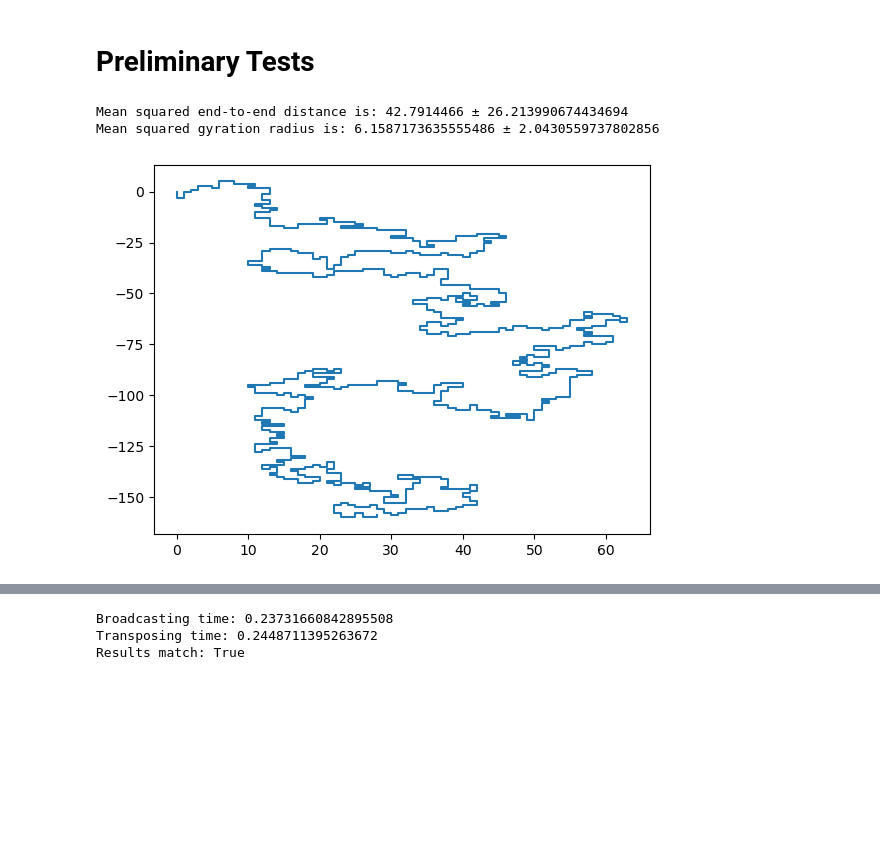
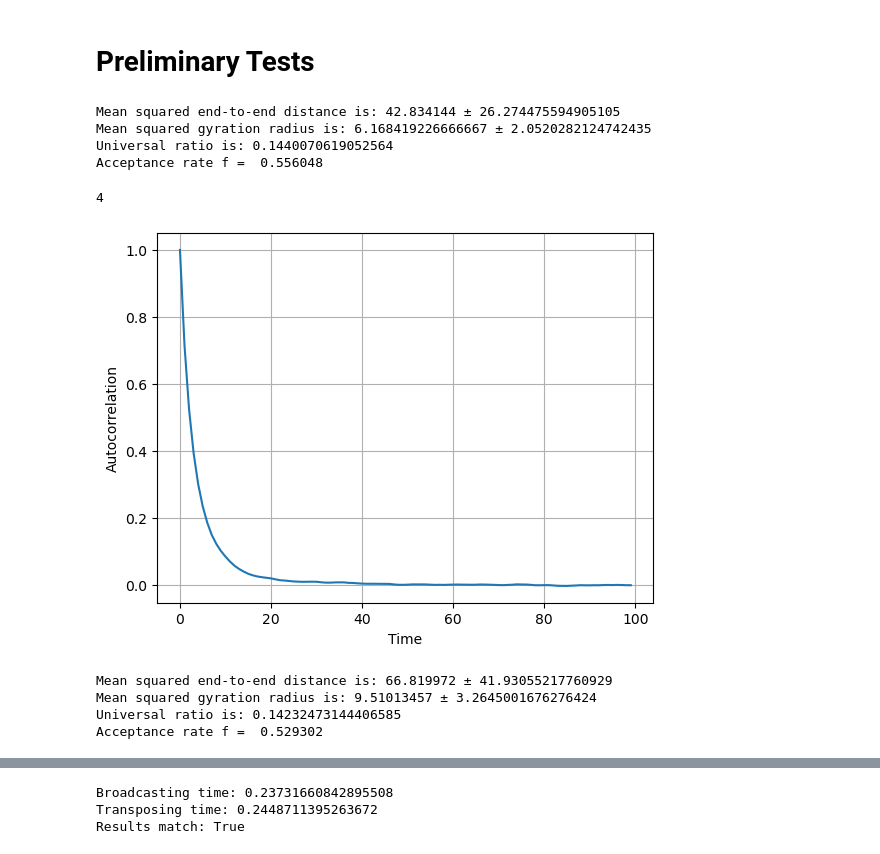
Before and after one commit to mandus24/ComputationalPhysics, a Jupyter notebook: polymer/polymer.ipynb, the cells around one changed output, grey strips where cells are left out. Saved outputs shown, nothing was run; the diff lists cells and outputs as text; code cells hidden in the pictures; blank space fills up the shorter version.

```diff
--- a/polymer/polymer.ipynb
+++ b/polymer/polymer.ipynb
@@ -161,13 +165,35 @@ def squared_gyration(coord):
     return 1/N * result
 # %%
 def pivot_run(coord,iterations):
+    global accepted
+    accepted = 0
     ω_squared = []
     S_squared = []
     for i in tqdm(range(iterations)):
         coord = pivot_step(coord)
         ω_squared.append(squared_end_to_end(coord))
         S_squared.append(squared_gyration(coord))
-
-    return ω_squared, S_squared
+    return ω_squared, S_squared, accepted/iterations
+# %%
+def autocorrelation(timeseries, mean=None):
+    timeseries = np.array(timeseries)
+    if mean is None:
+        mean = timeseries.mean()
+    fluctuations = timeseries-mean
+
+    C = np.fft.ifft(np.fft.fft(fluctuations) * np.fft.ifft(fluctuations)).real
+    return C/C[0]
+
+def integrated_autocorrelation_time(timeseries, mean=None, until=None):
+    steps = len(timeseries)
+    if until is None:
+        until = steps // 2
+    Gamma = autocorrelation(timeseries, mean=mean)[:until]
+    try:
+        first_zero = np.where(Gamma <= 0)[0][0]
+        return 0.5 + Gamma[1:first_zero].sum()
+    except:
+        # Gamma never hits 0.  So the autocorrelation spans ~ the whole ensemble.
+        return steps # at least!
 # %%
 test = initial_SAW(30)
@@ -185,21 +214,52 @@ g =  1
 # %% [markdown]
 # Preliminary Tests
 # %%
-iterations = 10**7
+iterations = 10**6
 N=15
 coord = initial_SAW(N)
-ω_squared, S_squared = pivot_run(coord,iterations)
+accepted = 0
+ω_squared, S_squared,f = pivot_run(coord,iterations)
 mean_ω_squared = np.mean((ω_squared))
 mean_S_squared = np.mean((S_squared))
 std_ω_squared = np.std((ω_squared))
 std_S_squared = np.std((S_squared))
+ur = mean_S_squared/mean_ω_squared
 print(f"Mean squared end-to-end distance is: {mean_ω_squared} ± {std_ω_squared}")
 print(f"Mean squared gyration radius is: {mean_S_squared} ± {std_S_squared}")
+print(f"Universal ratio is: {ur}")
+print(f"Acceptance rate f = ",f)
 # %% [output]
-Mean squared end-to-end distance is: 42.7914466 ± 26.213990674434694
-Mean squared gyration radius is: 6.1587173635555486 ± 2.0430559737802856
+Mean squared end-to-end distance is: 42.834144 ± 26.274475594905105
+Mean squared gyration radius is: 6.168419226666667 ± 2.0520282124742435
+Universal ratio is: 0.1440070619052564
+Acceptance rate f =  0.556048
-# %%
-plt.plot(test[0,:],test[1,:])
-plt.show()
-# %% [output]
-[figure, removed]
+# %%
+autocor = autocorrelation(ω_squared)
+plt.plot(autocor[0:100])
+plt.grid()
+plt.xlabel("Time")
+plt.ylabel("Autocorrelation")
+τ_int = integrated_autocorrelation_time(ω_squared)
+print((int(np.ceil(τ_int))))
+# %% [output]
+4
+[figure, added]
+# %%
+iterations = 10**6
+N=20
+coord = initial_SAW(N)
+ω_squared20, S_squared20,f20 = pivot_run(coord,iterations)
+mean_ω_squared20 = np.mean((ω_squared20))
+mean_S_squared20 = np.mean((S_squared20))
+std_ω_squared20 = np.std((ω_squared20))
+std_S_squared20 = np.std((S_squared20))
+ur20 = mean_S_squared20/mean_ω_squared20
+print(f"Mean squared end-to-end distance is: {mean_ω_squared20} ± {std_ω_squared20}")
+print(f"Mean squared gyration radius is: {mean_S_squared20} ± {std_S_squared20}")
+print(f"Universal ratio is: {ur20}")
+print(f"Acceptance rate f = ",f20)
+# %% [output]
+Mean squared end-to-end distance is: 66.819972 ± 41.93055217760929
+Mean squared gyration radius is: 9.51013457 ± 3.2645001676276424
+Universal ratio is: 0.14232473144406585
+Acceptance rate f =  0.529302
```
Also changed, not shown: parts of 5 cells of this notebook.
